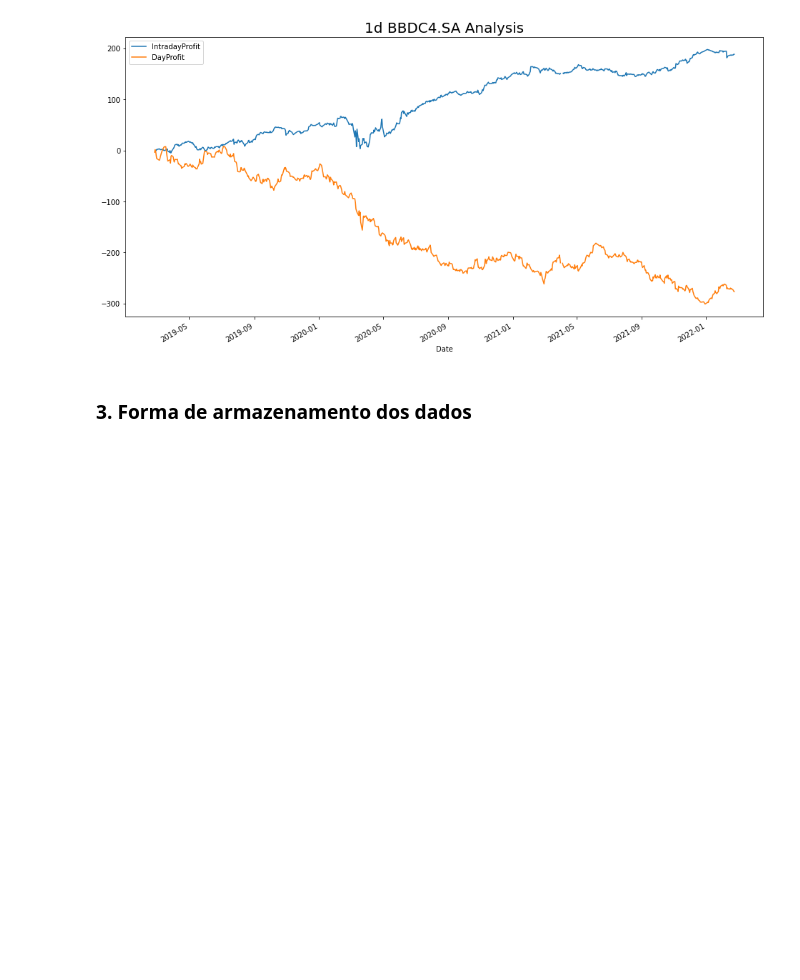
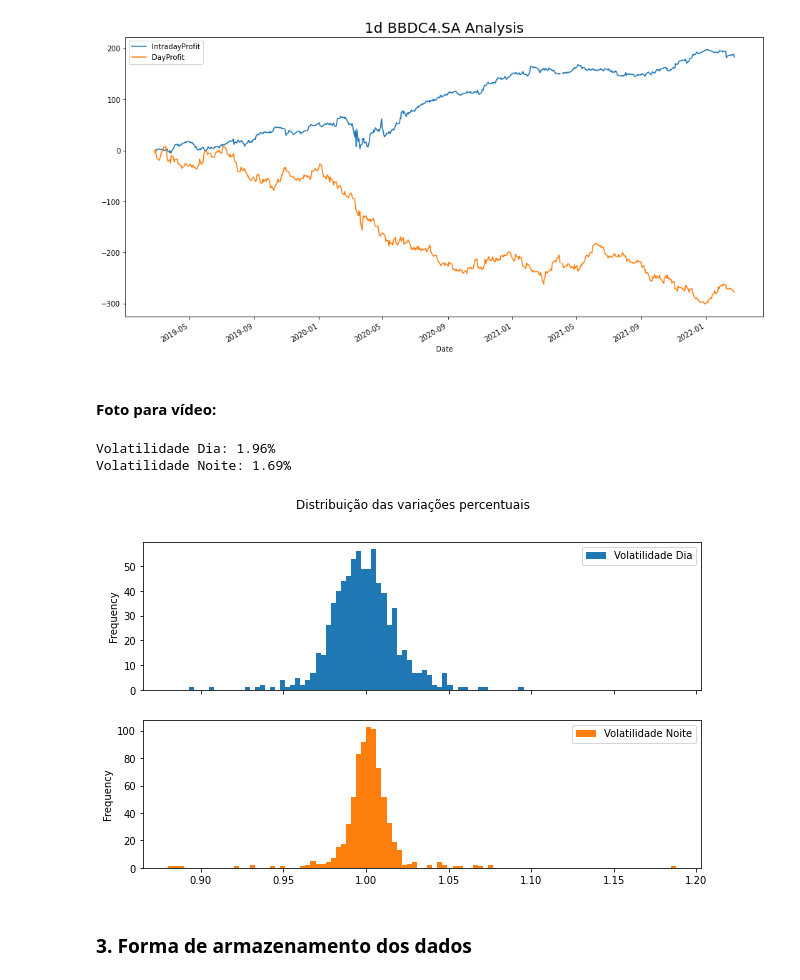
Before and after one commit to felp99/felp99, a Jupyter notebook: estrategia-intraday/intraday-yt.ipynb, the cells around one changed output. Drawn from its saved outputs; the diff is of its cells as text; code cells hidden in the pictures; blank space fills up the shorter version.

```diff
--- a/estrategia-intraday/intraday-yt.ipynb
+++ b/estrategia-intraday/intraday-yt.ipynb
@@ -37,6 +37,31 @@ fig = df[['IntradayProfit','DayProfit']].cumsum().plot(figsize=(16,8), title = f
 fig.title.set_size(20)
 # %% [output]
 [figure]
+# %% [markdown]
+#### Foto para vídeo:
+# %%
+#Aqui ao invés de calcular o lucro estou calculando a variação percentual: quero mostrar a volatilidade.
+
+#Ps.: Queimei o último valor da Volatilidade Dia para ficar igual ao Volatilidade Noite mas não seria necessário.
+
+graph_var = pd.DataFrame({'Volatilidade Dia': (df['Close']/df['Open']).shift(),
+                          'Volatilidade Noite': (df['OpenShifted']/df['Close']).shift()})
+
+vol_day = round(((df['Close']/df['Open']).shift().std())*100,2)
+vol_night = round(((df['OpenShifted']/df['Close']).shift().std())*100,2)
+
+print(f'Volatilidade Dia: {vol_day}%')
+print(f'Volatilidade Noite: {vol_night}%')
+graph_var.plot(kind='hist',
+               subplots=True,
+               bins= 100,
+               title='Distribuição das variações percentuais',
+               figsize = (10,6))
+plt.show()
+# %% [output]
+Volatilidade Dia: 1.96%
+Volatilidade Noite: 1.69%
+[figure, added]
 # %% [markdown]
 ### 3. Forma de armazenamento dos dados
 # %% [markdown]
```
Also changed, not shown: parts of 1 cell of this notebook, 3 other files.
